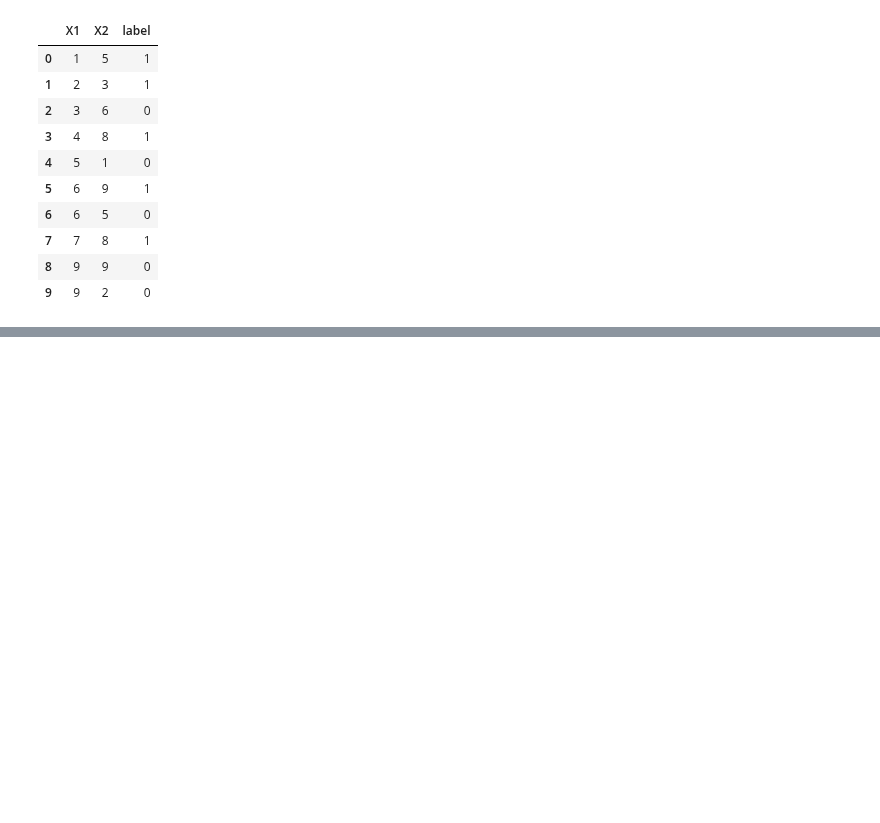
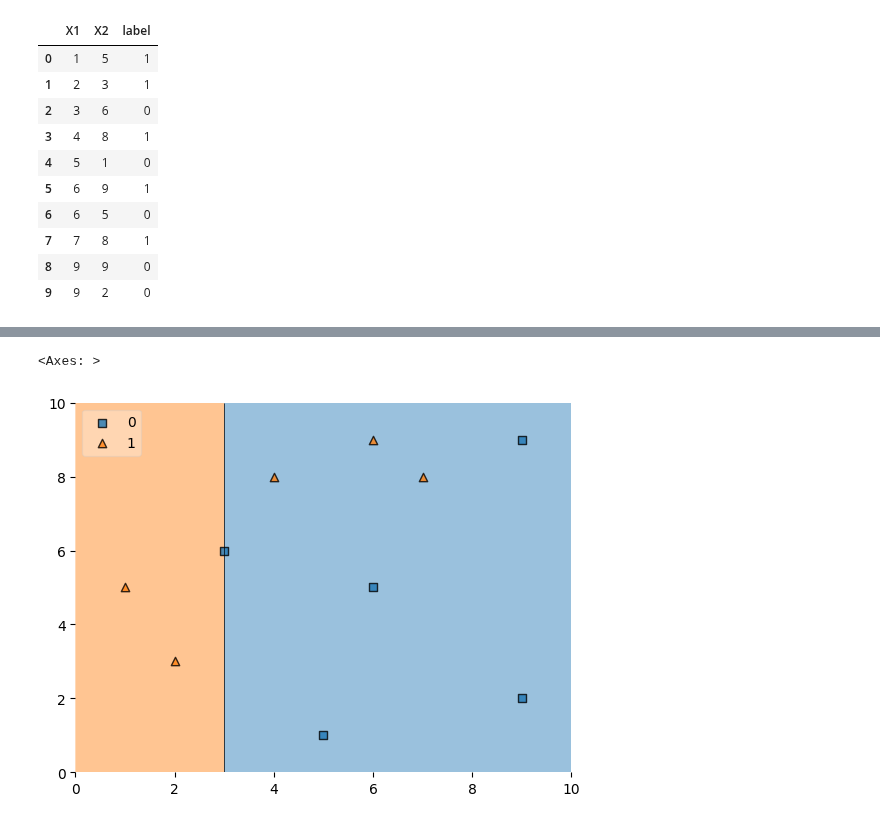
Before and after one commit to rocket0l4/ML-files, a Jupyter notebook: Ada_Boost.ipynb, the cells around one changed output, grey strips where cells are left out. Cells and saved outputs as stored; diff of their text form; code cells hidden in the pictures; blank space fills up the shorter version.

```diff
--- a/Ada_Boost.ipynb
+++ b/Ada_Boost.ipynb
@@ -28,0 +85,5 @@ df
+# %%
+plot_decision_regions(X,y,clf = dt1,legend=2)
+# %% [output]
+<Axes: >
+[figure, added]
```
Also changed, not shown: parts of 37 cells of this notebook.
